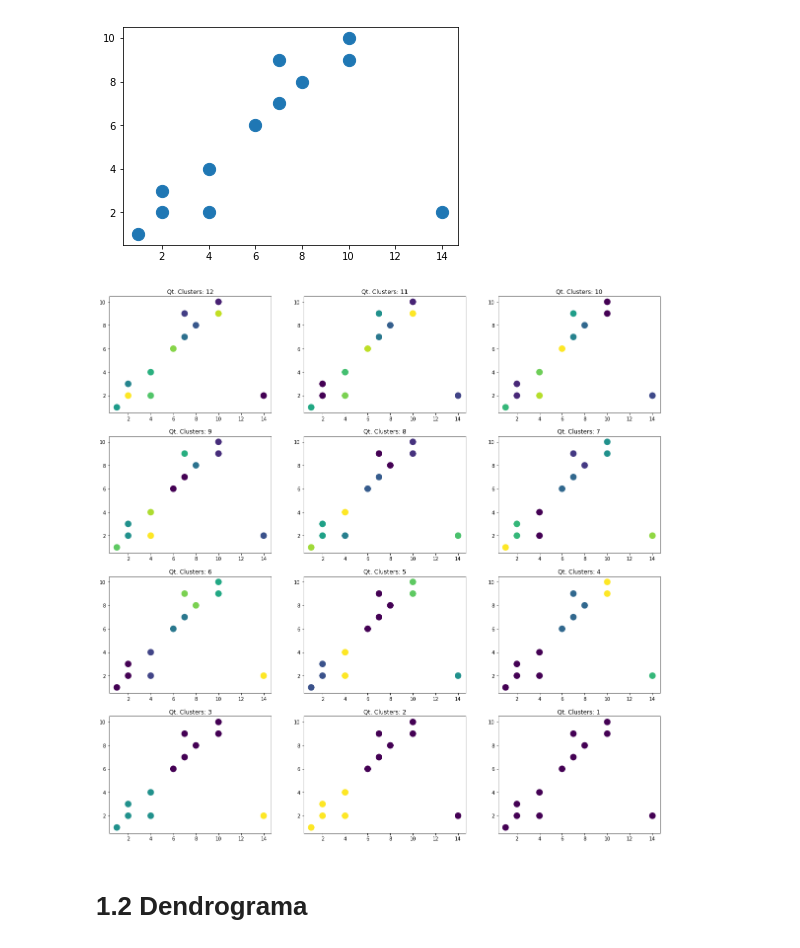
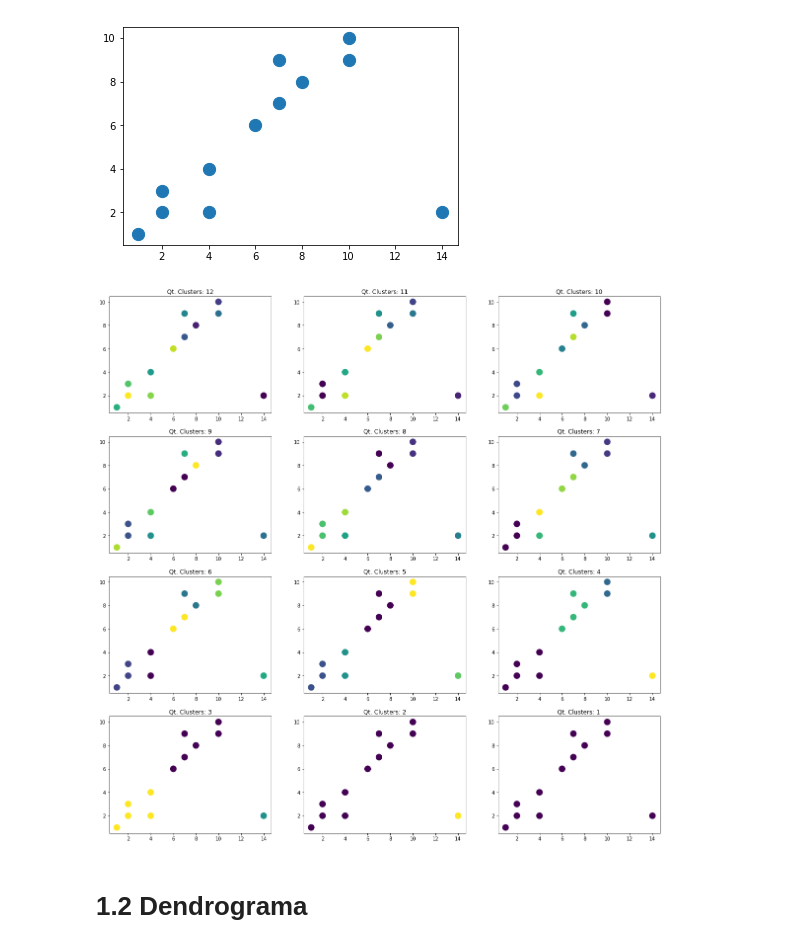
Before and after one commit to InsightLab/data-science-cookbook, a Jupyter notebook: 2019/09-clustering/Notebook_Clustering_Assignment.ipynb, the cells around one changed output. Drawn from its saved outputs; the diff is of its cells as text; code cells hidden in the pictures.

```diff
--- a/2019/09-clustering/Notebook_Clustering_Assignment.ipynb
+++ b/2019/09-clustering/Notebook_Clustering_Assignment.ipynb
@@ -37,40 +37,40 @@ plt.show()
 # %%
 # Teste diferentes funções de ligações
 # {“ward”, “complete”, “average”}
-linkage = 'ward'
+linkage = 'average'
 
 # Clusterização hierárquica
 ag_model = AgglomerativeClustering(linkage=linkage)
 
 # Número de colunas do plot
 plot_col = 3
 
 n_rows, n_col = tmp_data.shape
 fig, ax = plt.subplots(nrows=math.ceil(len(tmp_data)/plot_col),
                        ncols=plot_col,figsize=(20,20))
 
 count = 0
 for n_clusters in range(len(tmp_data),0,-1):
     index = abs(n_clusters - len(tmp_data))
 
     # Atribui o número de clusters
     ag_model.n_clusters = n_clusters
     # Ajusta o modelo
     ag_model = ag_model.fit(tmp_data)
 
     if plot_col == 1:
         ax[count].scatter(tmp_data[:,0], tmp_data[:,1], c=ag_model.labels_, s=150)
         ax[count].set_title("Qt. Clusters: " + str(n_clusters))
     else:
         ax[count, (index)%plot_col].scatter(tmp_data[:,0], tmp_data[:,1], c=ag_model.labels_, s=150)
         ax[count, (index)%plot_col].set_title("Qt. Clusters: " + str(n_clusters))
 
     if (index+1) % plot_col == 0:
         count += 1
 
 plt.show()
 # %% [output]
-[figure, old version]
+[figure, new version]
 # %% [markdown]
 # 1.2 Dendrograma
 # %% [markdown]
```
Also changed, not shown: parts of 23 cells of this notebook, 2 other files.
